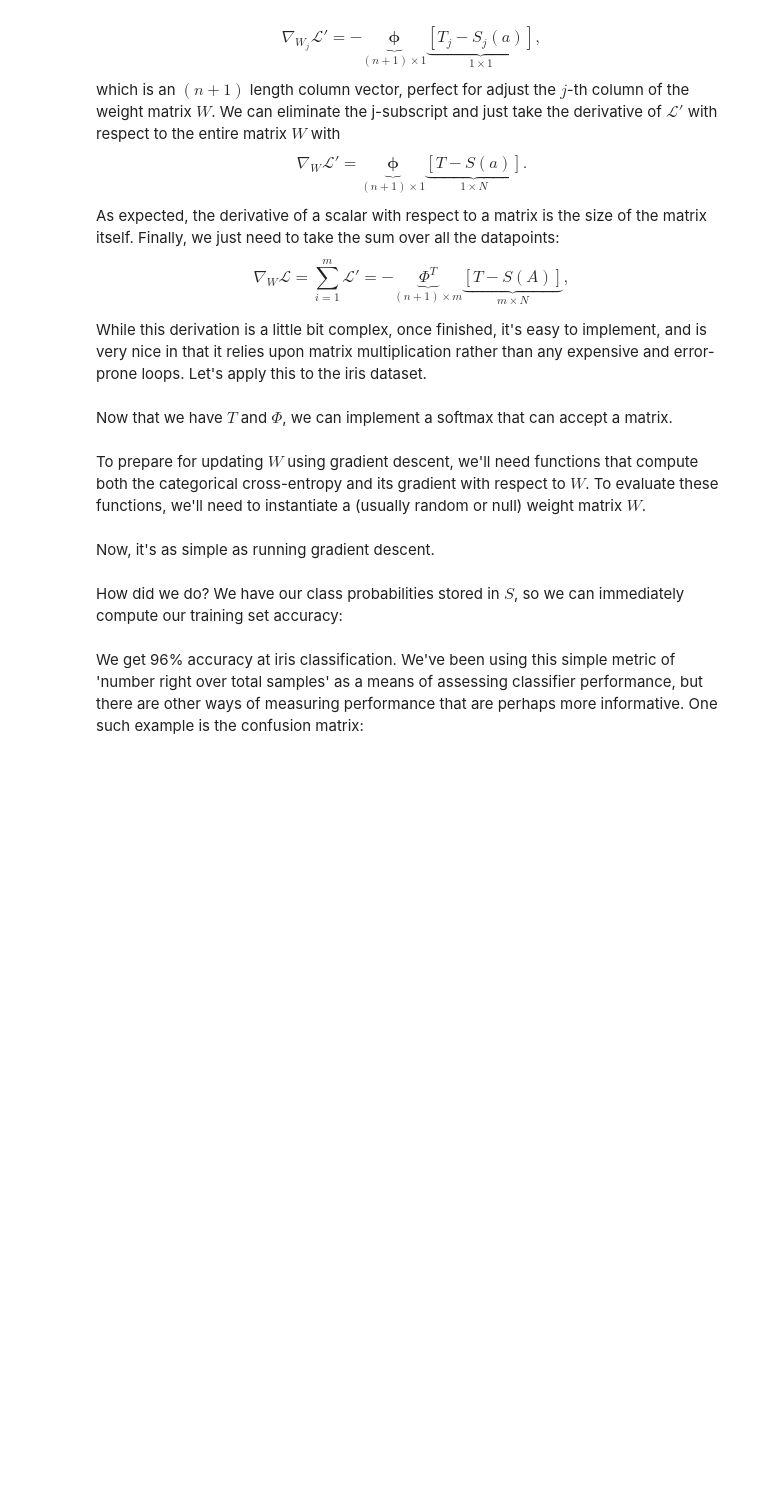
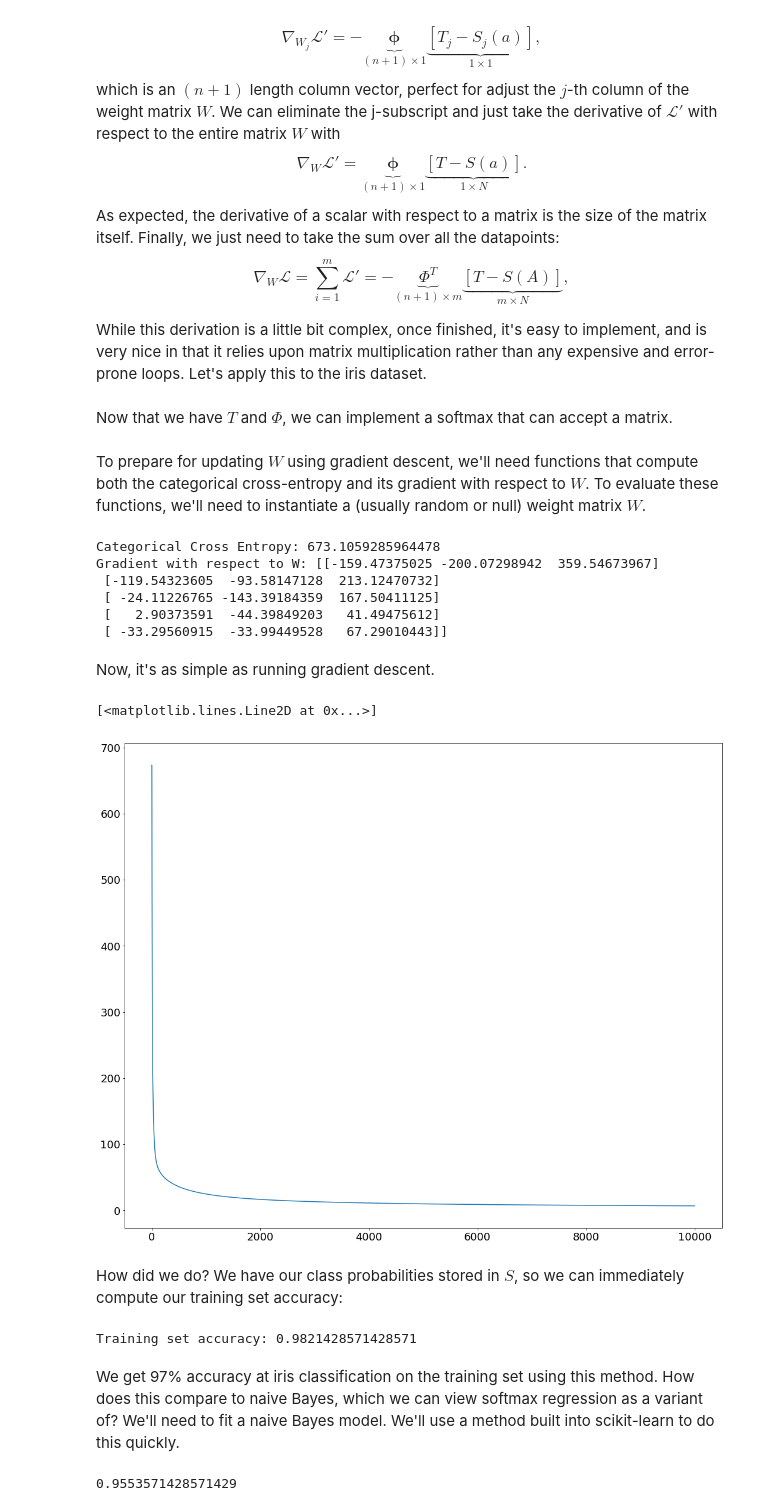
Before and after one commit to UM-CSCI-447-547-Fall-2019/04-softmax-regression, a Jupyter notebook: 04_softmax.ipynb, the cells around one changed output. Drawn from its saved outputs; the diff is of its cells as text; code cells hidden in the pictures; blank space fills up the shorter version.

Commit message:
Finished softmax, added accuracy metrics

```diff
--- a/04_softmax.ipynb
+++ b/04_softmax.ipynb
@@ -331,16 +374,20 @@ $$
 While this derivation is a little bit complex, once finished, it's easy to implement, and is very nice in that it relies upon matrix multiplication rather than any expensive and error-prone loops.  Let's apply this to the iris dataset.
 # %%
 from sklearn import datasets  # Import the sklearn datasets module
+from sklearn.model_selection import train_test_split
 import matplotlib as mpl      # Plotting tools
 mpl.rcParams['figure.figsize'] = [18,15]
 mpl.rcParams['font.size'] = 18
 import matplotlib.pyplot as plt
 import numpy as np
+np.random.seed(53)
 
 #Load the dataset
 iris = datasets.load_iris()
 x = iris.data
 y = iris.target
+
+x,x_test,y,y_test =  train_test_split(x,y)
 
 m = x.shape[0]
 n = x.shape[1]
@@ -348,6 +395,8 @@ N = 3
 
 # Design matrix
 Phi = np.hstack((x,np.ones((x.shape[0],1))))
+
+# Function to convert categorical labels into one-hot matrix.
 def convert_to_one_hot(y,n_classes):
     T = np.zeros((y.shape[0],n_classes))
     for t,yy in zip(T,y):
@@ -374,23 +423,45 @@ def gradient(y_obs,y_pred,Phi):
     return - Phi.T @ (T - S)
 
 S = softmax(Phi@W)
-L(T,y_pred)
-gradient(T,y_pred,Phi)
+print("Categorical Cross Entropy:",L(T,S))
+print("Gradient with respect to W:", gradient(T,S,Phi))
+# %% [output]
+Categorical Cross Entropy: 673.1059285964478
+Gradient with respect to W: [[-159.47375025 -200.07298942  359.54673967]
+ [-119.54323605  -93.58147128  213.12470732]
+ [ -24.11226765 -143.39184359  167.50411125]
+ [   2.90373591  -44.39849203   41.49475612]
+ [ -33.29560915  -33.99449528   67.29010443]]
 # %% [markdown]
 Now, it's as simple as running gradient descent.
 # %%
 eta = 3e-4
 L_record = []
-for t in range(1000):
+for t in range(10000):
     L_record.append(L(T,S))
     S = softmax(Phi@W)
     g = gradient(T,S,Phi)
     W -= eta*g
+
 plt.plot(L_record)
+# %% [output]
+[<matplotlib.lines.Line2D at 0x...>]
+[figure, added]
 # %% [markdown]
 How did we do?  We have our class probabilities stored in $S$, so we can immediately compute our training set accuracy:
 # %%
 y_pred = np.argmax(S,axis=1)
-np.sum(y_pred == y)/len(y)
+print('Training set accuracy:',np.sum(y_pred == y)/len(y))
+# %% [output]
+Training set accuracy: 0.9821428571428571
-# %% [markdown]
-We get 96% accuracy at iris classification.  We've been using this simple metric of 'number right over total samples' as a means of assessing classifier performance, but there are other ways of measuring performance that are perhaps more informative.  One such example is the confusion matrix:
+# %% [markdown]
+We get 97% accuracy at iris classification on the training set using this method.  How does this compare to naive Bayes, which we can view softmax regression as a variant of?  We'll need to fit a naive Bayes model.  We'll use a method built into scikit-learn to do this quickly.
+# %%
+from sklearn.naive_bayes import GaussianNB
+
+clf = GaussianNB()
+clf.fit(x, y)
+y_pred_nb = clf.predict(x)
+print(np.sum(y_pred_nb == y)/len(y))
+# %% [output]
+0.9553571428571429
```
Also changed, not shown: parts of 8 cells of this notebook.
